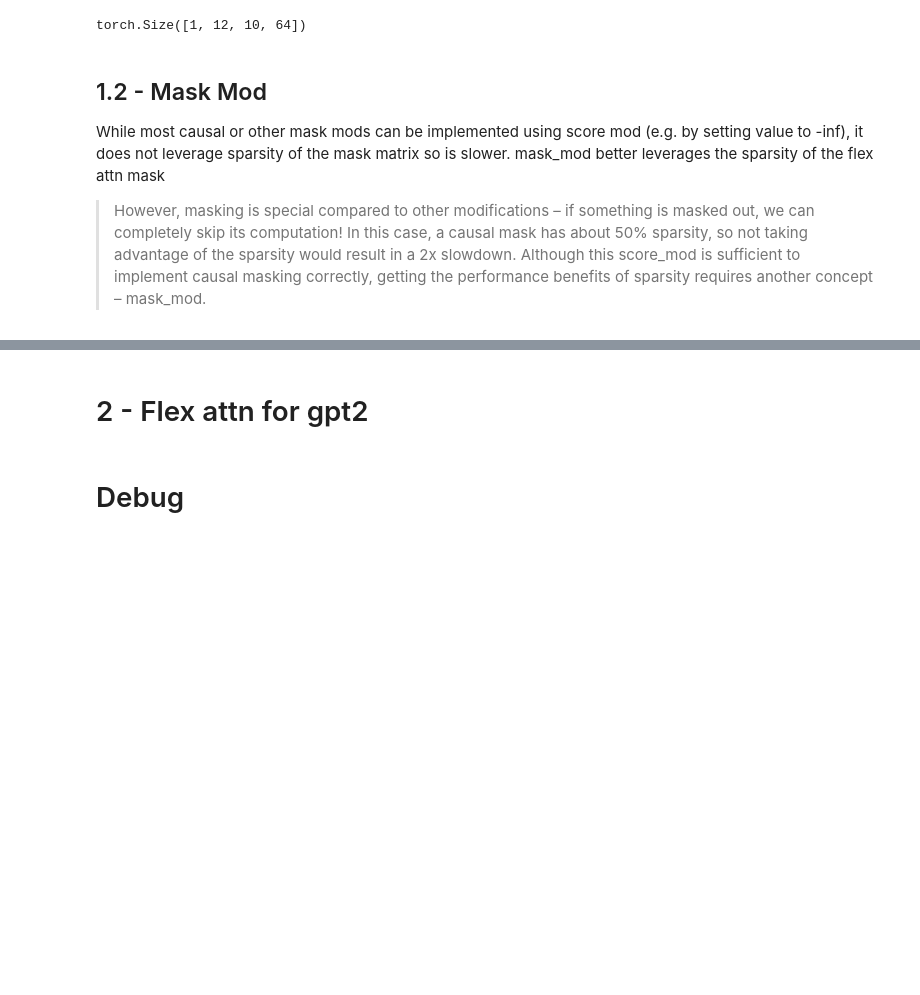
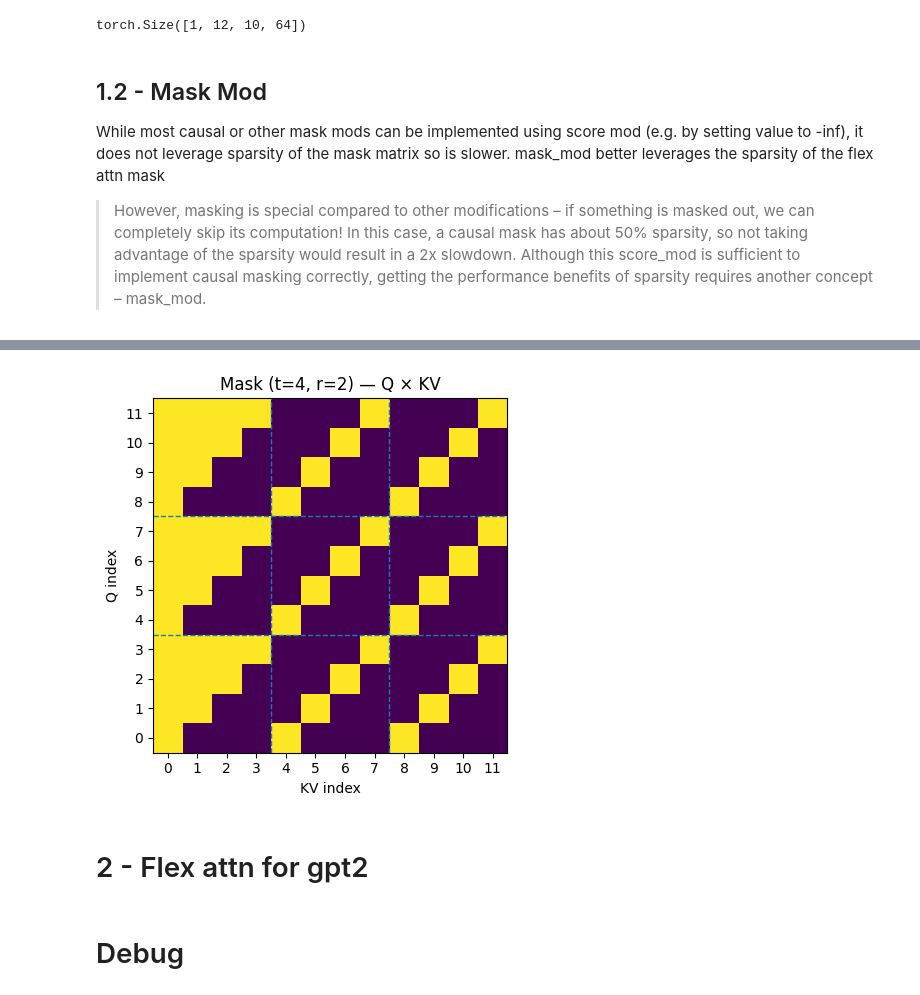
Before and after one commit to Multimodal-Fusion/nanoGPT, a Jupyter notebook: notebooks/flexattn.ipynb, the cells around one changed output, grey strips where cells are left out. Saved outputs shown, nothing was run; the diff lists cells and outputs as text; code cells hidden in the pictures; blank space fills up the shorter version.

```diff
--- a/notebooks/flexattn.ipynb
+++ b/notebooks/flexattn.ipynb
@@ -98,3 +110,76 @@ BlockMask(
+# %%
+import torch
+import matplotlib.pyplot as plt
+
+# mask function (as given)
+def mask_mod(q_idx, kv_idx, t, r):
+    is_real_q  = q_idx < t
+    is_real_k  = kv_idx < t
+    k_in_regs  = (kv_idx >= t) & (kv_idx < t + r * t)
+    parent_i = torch.where(is_real_q, q_idx, (q_idx - t) % t)
+    same_token_reg = k_in_regs & (((kv_idx - t - parent_i) % t) == 0)
+    allow_real_q_real_k = is_real_q & is_real_k & (kv_idx <= q_idx)
+    allow_real_q_regs   = is_real_q & same_token_reg
+    allow_reg_q_parent  = (~is_real_q) & (kv_idx == parent_i)
+    allow_reg_q_regs    = (~is_real_q) & same_token_reg
+    return allow_real_q_real_k | allow_real_q_regs | allow_reg_q_parent | allow_reg_q_regs
+
+def mask_mod(q_idx, kv_idx, t, r):
+    is_real_q  = q_idx < t
+    is_real_k  = kv_idx < t
+    k_in_regs  = (kv_idx >= t) & (kv_idx < t + r * t)
+
+    # parent index of q (works for real and register q)
+    parent_i = torch.where(is_real_q, q_idx, (q_idx - t) % t)
+
+    # registers that belong to the same parent token
+    same_token_reg = k_in_regs & (((kv_idx - t - parent_i) % t) == 0)
+
+    # existing permissions
+    allow_real_q_real_k = is_real_q & is_real_k & (kv_idx <= q_idx)   # causal among reals
+    allow_real_q_regs   = is_real_q & same_token_reg                  # real -> its registers
+    allow_reg_q_parent  = (~is_real_q) & (kv_idx == parent_i)         # register -> parent real
+    allow_reg_q_regs    = (~is_real_q) & same_token_reg               # register -> its registers
+
+    # NEW: register q can attend to causal history of real tokens up to parent_i
+    allow_reg_q_real_hist = (~is_real_q) & is_real_k & (kv_idx <= parent_i)
+
+    return (
+        allow_real_q_real_k
+        | allow_real_q_regs
+        | allow_reg_q_parent
+        | allow_reg_q_regs
+        | allow_reg_q_real_hist
+    )
+
+t, r = 4, 2
+N = t * (1 + r)  # 15
+
+# Build QxKV index grids
+q_idx = torch.arange(N).view(N, 1)
+kv_idx = torch.arange(N).view(1, N)
+
+# Dense boolean mask (Q x KV)
+dense = mask_mod(q_idx, kv_idx, t=t, r=r)  # shape (15, 15), bool
+
+# Visualize: 1=allowed (white), 0=blocked (black)
+plt.figure(figsize=(4.5, 4.5))
+plt.imshow(dense.to(torch.uint8), origin='lower', interpolation='nearest')
+plt.title(f"Mask (t={t}, r={r}) — Q × KV")
+plt.xlabel("KV index")
+plt.ylabel("Q index")
+
+# Draw separators: real (0..t-1), registers block1 (t..2t-1), block2 (2t..3t-1)
+for cut in [t, 2*t]:
+    plt.axvline(cut - 0.5, linewidth=1, linestyle='--')
+    plt.axhline(cut - 0.5, linewidth=1, linestyle='--')
+
+plt.xticks(range(0, N, 1))
+plt.yticks(range(0, N, 1))
+plt.tight_layout()
+plt.show()
+# %% [output]
+[figure, added]
 # %% [markdown]
 # 2 - Flex attn for gpt2
 # %% [markdown]
```
Also changed, not shown: parts of 7 cells of this notebook, 3 other files.
